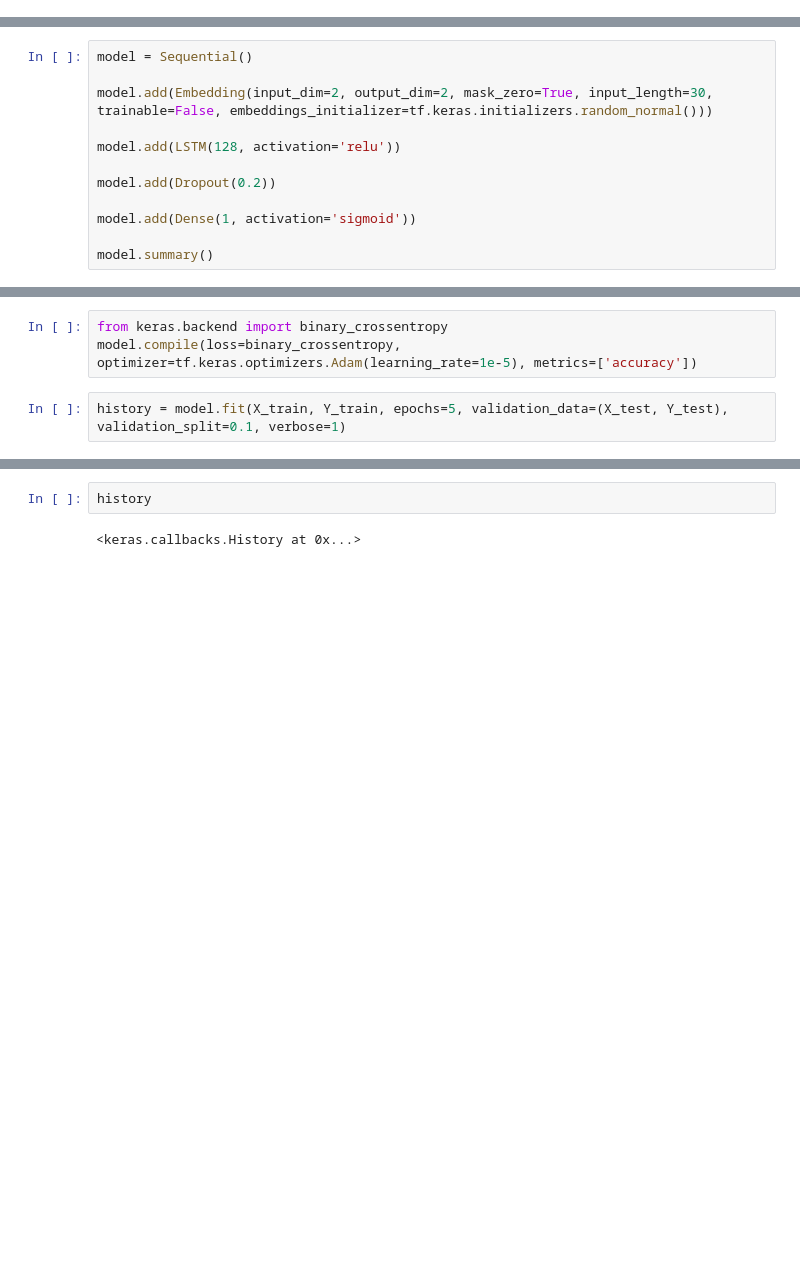
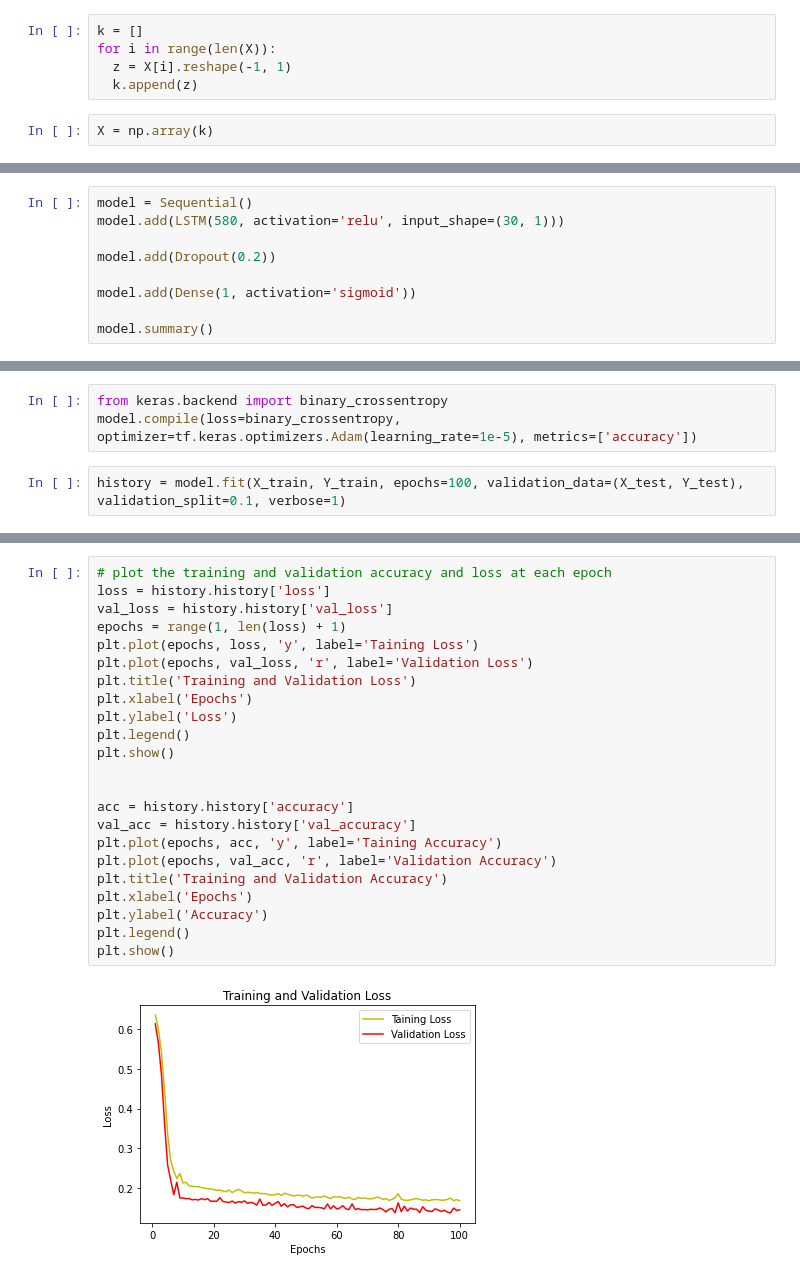
Before and after one commit to stavros-alexiou/Breast_Cancer_Diagnosis, a Jupyter notebook: Recurrent/diagnosis_rnn.ipynb, the cells around one changed output, grey strips where cells are left out. Cells and saved outputs as stored; diff of their text form; blank space fills up the shorter version.

```diff
--- a/Recurrent/diagnosis_rnn.ipynb
+++ b/Recurrent/diagnosis_rnn.ipynb
@@ -82,0 +111,7 @@ X.ndim
+# %%
+k = []
+for i in range(len(X)):
+  z = X[i].reshape(-1, 1)
+  k.append(z)
+# %%
+X = np.array(k)
@@ -97,10 +136,7 @@ from keras.models import Sequential
 from keras.layers import Dense, Dropout, CuDNNLSTM, LSTM, Embedding, SimpleRNN
 # %%
 model = Sequential()
-
-model.add(Embedding(input_dim=2, output_dim=2, mask_zero=True, input_length=30, trainable=False, embeddings_initializer=tf.keras.initializers.random_normal()))
-
-model.add(LSTM(128, activation='relu'))
+model.add(LSTM(580, activation='relu', input_shape=(30, 1)))
 
 model.add(Dropout(0.2))
 
@@ -130,5 +164,5 @@ _________________________________________________________________
 from keras.backend import binary_crossentropy
 model.compile(loss=binary_crossentropy, optimizer=tf.keras.optimizers.Adam(learning_rate=1e-5), metrics=['accuracy'])
 # %%
-history = model.fit(X_train, Y_train, epochs=5, validation_data=(X_test, Y_test), validation_split=0.1, verbose=1)
+history = model.fit(X_train, Y_train, epochs=100, validation_data=(X_test, Y_test), validation_split=0.1, verbose=1)
 # %% [output]
@@ -145,4 +186,25 @@ Epoch 5/5
-# %%
-history
-# %% [output]
-<keras.callbacks.History at 0x...>
+# %%
+# plot the training and validation accuracy and loss at each epoch
+loss = history.history['loss']
+val_loss = history.history['val_loss']
+epochs = range(1, len(loss) + 1)
+plt.plot(epochs, loss, 'y', label='Taining Loss')
+plt.plot(epochs, val_loss, 'r', label='Validation Loss')
+plt.title('Training and Validation Loss')
+plt.xlabel('Epochs')
+plt.ylabel('Loss')
+plt.legend()
+plt.show()
+
+
+acc = history.history['accuracy']
+val_acc = history.history['val_accuracy']
+plt.plot(epochs, acc, 'y', label='Taining Accuracy')
+plt.plot(epochs, val_acc, 'r', label='Validation Accuracy')
+plt.title('Training and Validation Accuracy')
+plt.xlabel('Epochs')
+plt.ylabel('Accuracy')
+plt.legend()
+plt.show()
+# %% [output]
+[figure, added]
```
Also changed, not shown: parts of 8 cells of this notebook.
